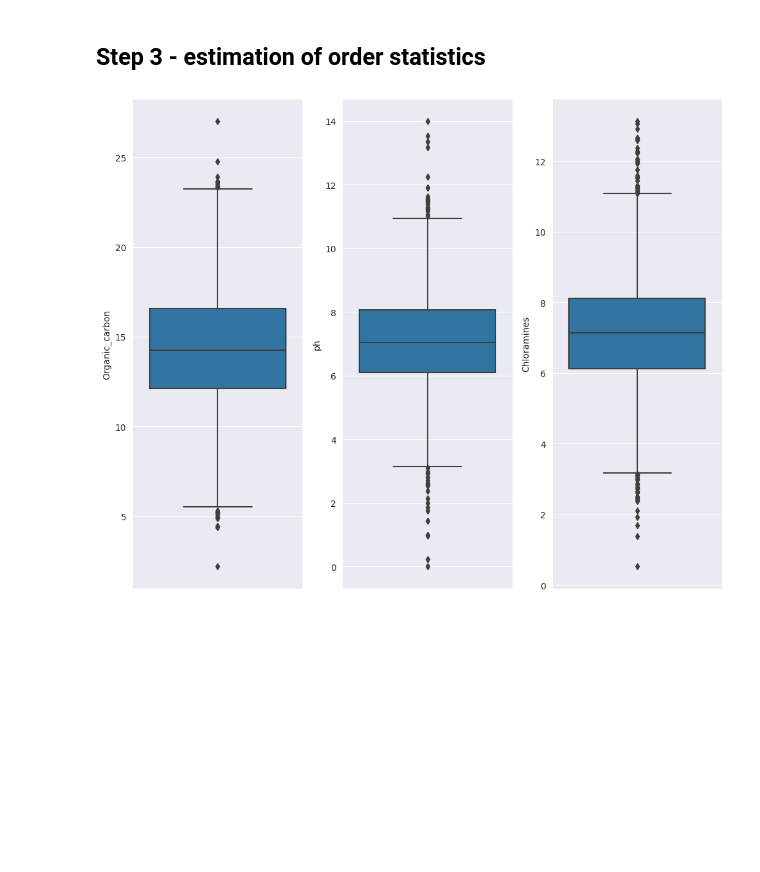
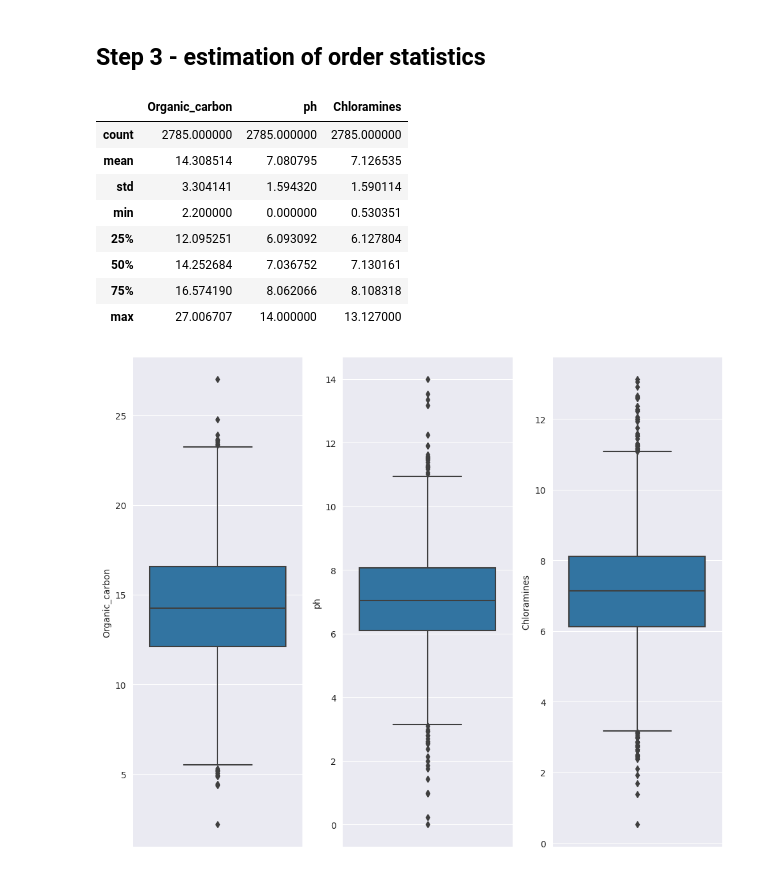
Before and after one commit to OnlyOneUseAcc/MMSA, a Jupyter notebook: lab1/1-lab.ipynb, the cells around one changed output. Saved outputs shown, nothing was run; the diff lists cells and outputs as text; code cells hidden in the pictures; blank space fills up the shorter version.

```diff
--- a/lab1/1-lab.ipynb
+++ b/lab1/1-lab.ipynb
@@ -56,6 +56,18 @@ plt.savefig('./figures/pdf.png', bbox_inches='tight')
 [figure]
 # %% [markdown]
 ## Step 3 - estimation of order statistics
+# %%
+sub_sample.describe()
+# %% [output]
+|  | Organic_carbon | ph | Chloramines |
+| count | 2785.000000 | 2785.000000 | 2785.000000 |
+| mean | 14.308514 | 7.080795 | 7.126535 |
+| std | 3.304141 | 1.594320 | 1.590114 |
+| min | 2.200000 | 0.000000 | 0.530351 |
+| 25% | 12.095251 | 6.093092 | 6.127804 |
+| 50% | 14.252684 | 7.036752 | 7.130161 |
+| 75% | 16.574190 | 8.062066 | 8.108318 |
+| max | 27.006707 | 14.000000 | 13.127000 |
 # %%
 fig, ax = plt.subplots(1, len(sub_sample_columns), figsize=(10, 8), tight_layout=True)
 
```
Also changed, not shown: parts of 4 cells of this notebook.
